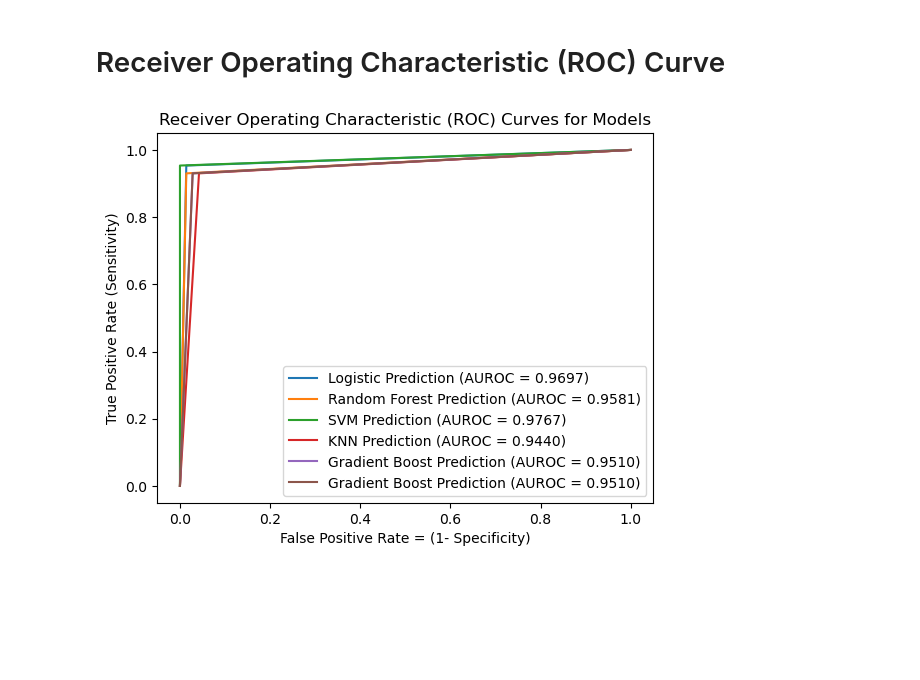
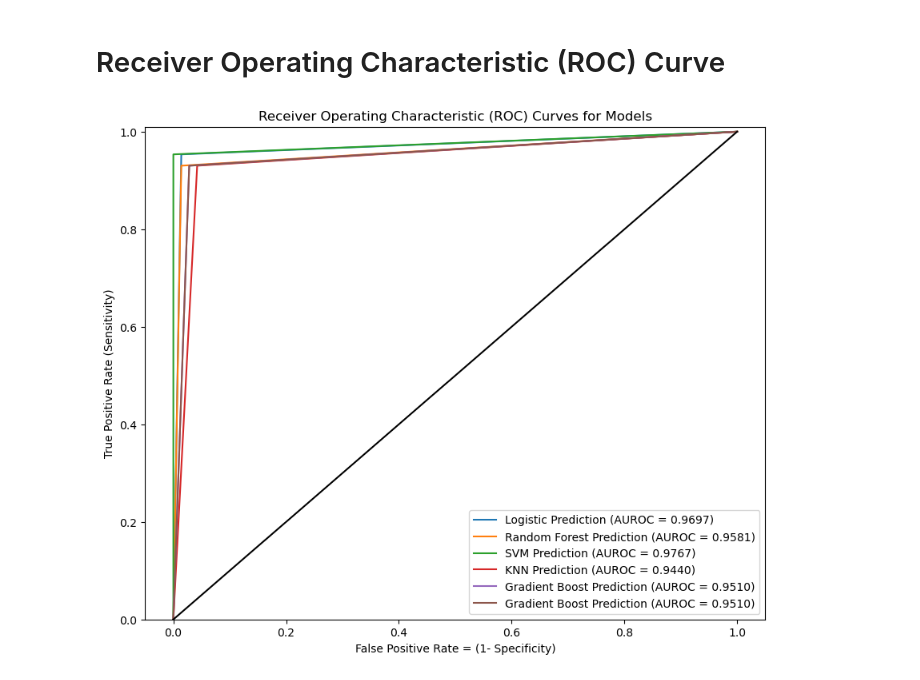
Before and after one commit to DMulabegovic/AAI-500-Final-Project-Breast-Cancer-Malignancy-Predictor, a Jupyter notebook: Breast_Cancer_Predictor_Project.ipynb, the cells around one changed output. Saved outputs shown, nothing was run; the diff lists cells and outputs as text; code cells hidden in the pictures; blank space fills up the shorter version.

Commit message:
Added plot limit the ROC curve and made plot bigger

```diff
--- a/Breast_Cancer_Predictor_Project.ipynb
+++ b/Breast_Cancer_Predictor_Project.ipynb
@@ -342,23 +342,26 @@ XGBoost Prediction, AUROC = 0.9510
 # %%
 log_fpr, log_tpr, threshold = roc_curve(y_test, log_predictions)
 ran_fpr, ran_tpr, threshold  = roc_curve(y_test, ran_forest_predictions)
 svm_fpr, svm_tpr, threshold = roc_curve(y_test, svm_predictions)
 knn_fpr, knn_tpr, threshold  = roc_curve(y_test, knn_predictions)
 gb_fpr, gb_tpr, threshold = roc_curve(y_test, gb_predictions)
 xgb_fpr, xbg_tpr, threshold  = roc_curve(y_test, xgb_predictions)
 
+plt.figure(figsize=(10, 8))
 plt.plot(log_fpr, log_tpr, label='Logistic Prediction (AUROC = %.4f)' % log_aucroc)
 plt.plot(ran_fpr, ran_tpr, label='Random Forest Prediction (AUROC = %.4f)' % ran_aucroc)
 plt.plot(svm_fpr, svm_tpr, label='SVM Prediction (AUROC = %.4f)' % svm_aucroc)
 plt.plot(knn_fpr, knn_tpr, label='KNN Prediction (AUROC = %.4f)' % knn_aucroc)
 plt.plot(gb_fpr, gb_tpr, label='Gradient Boost Prediction (AUROC = %.4f)' % gb_aucroc)
 plt.plot(xgb_fpr, xbg_tpr, label='Gradient Boost Prediction (AUROC = %.4f)' % xgb_aucroc)
+plt.plot([0, 1], [0, 1], 'k-')
+plt.ylim([0.0, 1.01])
 plt.title('Receiver Operating Characteristic (ROC) Curves for Models')
 plt.xlabel('False Positive Rate = (1- Specificity)')
 plt.ylabel('True Positive Rate (Sensitivity)')
 plt.legend()
 plt.show()
 
 # Pros
 # %% [output]
-[figure, old version]
+[figure, new version]
```
